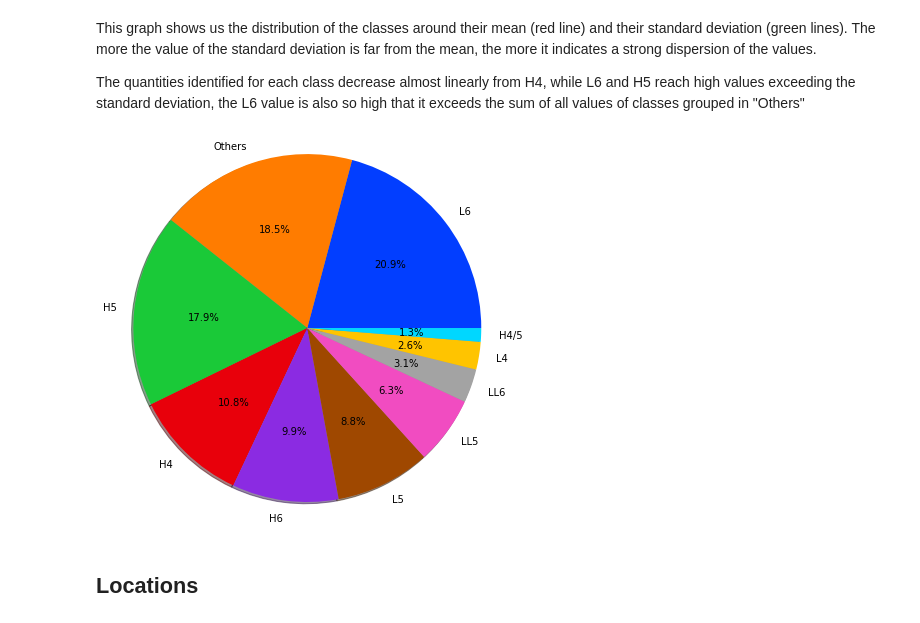
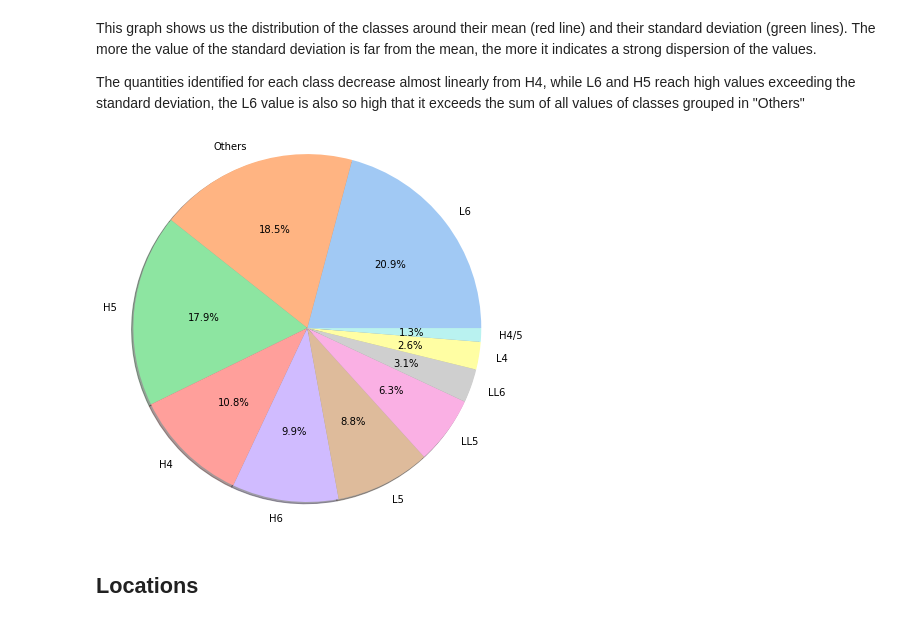
Before and after one commit to Kartmaan/Meteorite_landings, a Jupyter notebook: meteorite_landings.ipynb, the cells around one changed output. Drawn from its saved outputs; the diff is of its cells as text; code cells hidden in the pictures.

```diff
--- a/meteorite_landings.ipynb
+++ b/meteorite_landings.ipynb
@@ -546,15 +546,15 @@ The quantities identified for each class decrease almost linearly from H4, while
 # %%
 x = np.array(recclass_high.keys())
 y = recclass_high.values
 
-pal_color = sns.color_palette('bright')
+pal_color = sns.color_palette('pastel')
 title = 'Meteorites distribution by their classification'
 
 plt.pie(y, labels=x, colors=pal_color, autopct='%.1f%%', radius=2, shadow=True)
 #plt.title(title)
 plt.show()
 # %% [output]
-[figure, old version]
+[figure, new version]
 # %% [markdown]
 ## Locations
 # %% [markdown]
```
Also changed, not shown: parts of 3 cells of this notebook.
